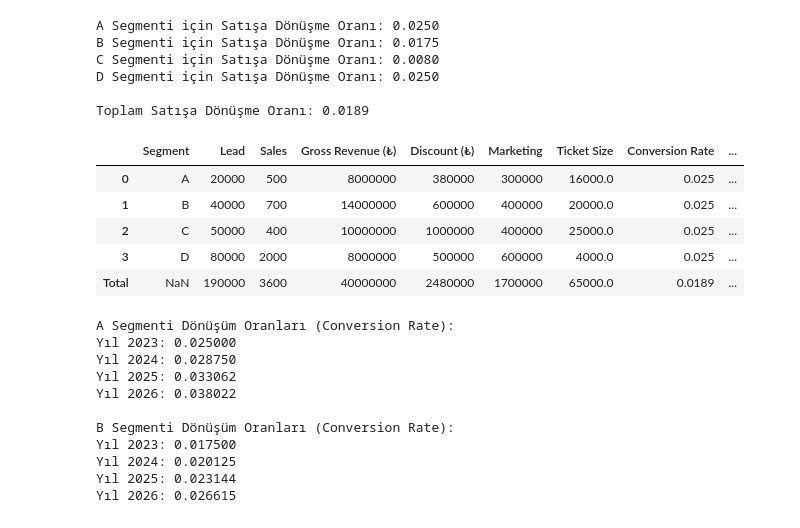
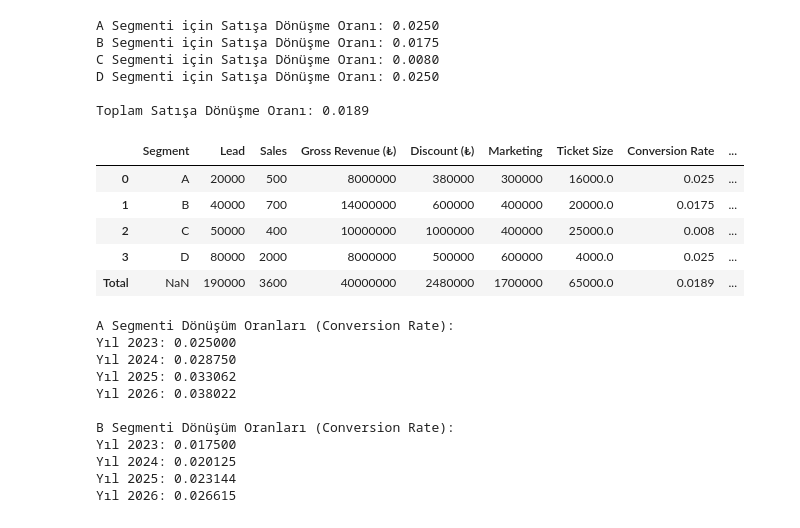
Before and after one commit to beriaacan/Random-exercise, a Jupyter notebook: sigortam_case.ipynb, the cells around one changed output. Drawn from its saved outputs; the diff is of its cells as text; code cells hidden in the pictures.

```diff
--- a/sigortam_case.ipynb
+++ b/sigortam_case.ipynb
@@ -164,21 +164,25 @@ Toplam Satışa Dönüşme Oranı: 0.0189
 # %%
 for index, row in df.iterrows():
     if index == 'Total':
         continue
 
     segment = row['Segment']
     sales = row['Sales']
     lead = row['Lead']
+
+    conversion_rate = calculate_conversion_rate(sales, lead)
+
     df.at[index, 'Conversion Rate'] = conversion_rate
+
 
 df.loc['Total', 'Conversion Rate'] = 0.0189
 
 df
 # %% [output]
 |  | Segment | Lead | Sales | Gross Revenue (₺) | Discount (₺) | Marketing | Ticket Size | Conversion Rate | ... |
 | 0 | A | 20000 | 500 | 8000000 | 380000 | 300000 | 16000.0 | 0.025 | ... |
-| 1 | B | 40000 | 700 | 14000000 | 600000 | 400000 | 20000.0 | 0.025 | ... |
-| 2 | C | 50000 | 400 | 10000000 | 1000000 | 400000 | 25000.0 | 0.025 | ... |
+| 1 | B | 40000 | 700 | 14000000 | 600000 | 400000 | 20000.0 | 0.0175 | ... |
+| 2 | C | 50000 | 400 | 10000000 | 1000000 | 400000 | 25000.0 | 0.008 | ... |
 | 3 | D | 80000 | 2000 | 8000000 | 500000 | 600000 | 4000.0 | 0.025 | ... |
 | Total | NaN | 190000 | 3600 | 40000000 | 2480000 | 1700000 | 65000.0 | 0.0189 | ... |
 # %%
```
Also changed, not shown: parts of 3 cells of this notebook.
